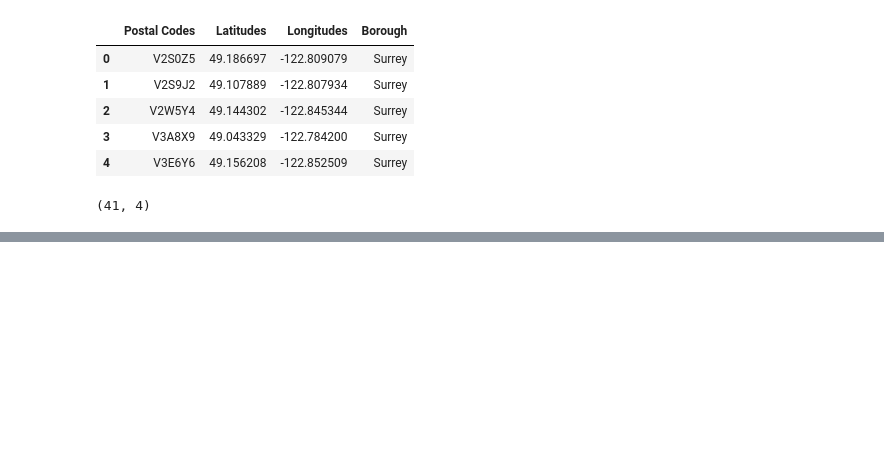
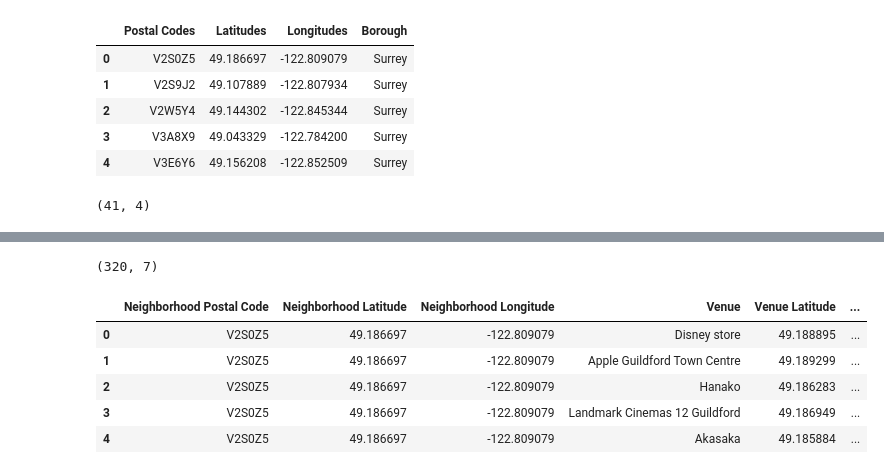
Before and after one commit to dulanjaleekrs/Coursera_Capstone, a Jupyter notebook: Business Recommendations For Surrey, BC - Final.ipynb, the cells around one changed output, grey strips where cells are left out. Cells and saved outputs as stored; diff of their text form; code cells hidden in the pictures; blank space fills up the shorter version.

```diff
--- a/Business Recommendations For Surrey, BC - Final.ipynb
+++ b/Business Recommendations For Surrey, BC - Final.ipynb
@@ -188,0 +342,13 @@ map_surrey
+# %%
+surrey_venues.shape
+# %% [output]
+(320, 7)
+# %%
+surrey_venues.head()
+# %% [output]
+|  | Neighborhood Postal Code | Neighborhood Latitude | Neighborhood Longitude | Venue | Venue Latitude | ... |
+| 0 | V2S0Z5 | 49.186697 | -122.809079 | Disney store | 49.188895 | ... |
+| 1 | V2S0Z5 | 49.186697 | -122.809079 | Apple Guildford Town Centre | 49.189299 | ... |
+| 2 | V2S0Z5 | 49.186697 | -122.809079 | Hanako | 49.186283 | ... |
+| 3 | V2S0Z5 | 49.186697 | -122.809079 | Landmark Cinemas 12 Guildford | 49.186949 | ... |
+| 4 | V2S0Z5 | 49.186697 | -122.809079 | Akasaka | 49.185884 | ... |
```
Also changed, not shown: parts of 25 cells of this notebook.
